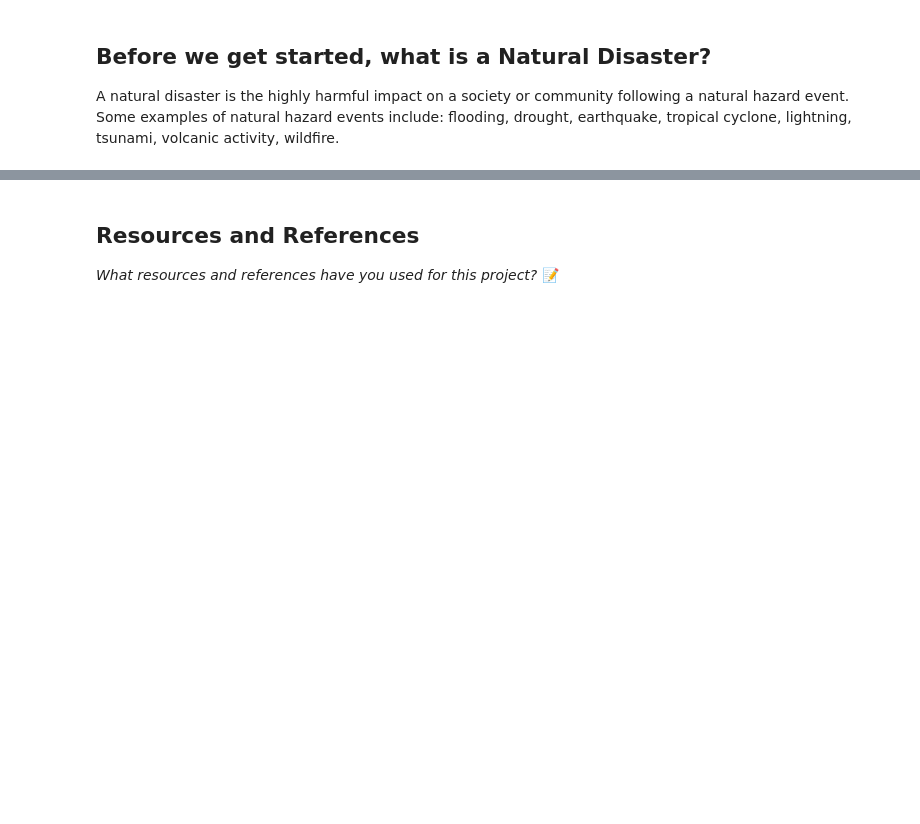
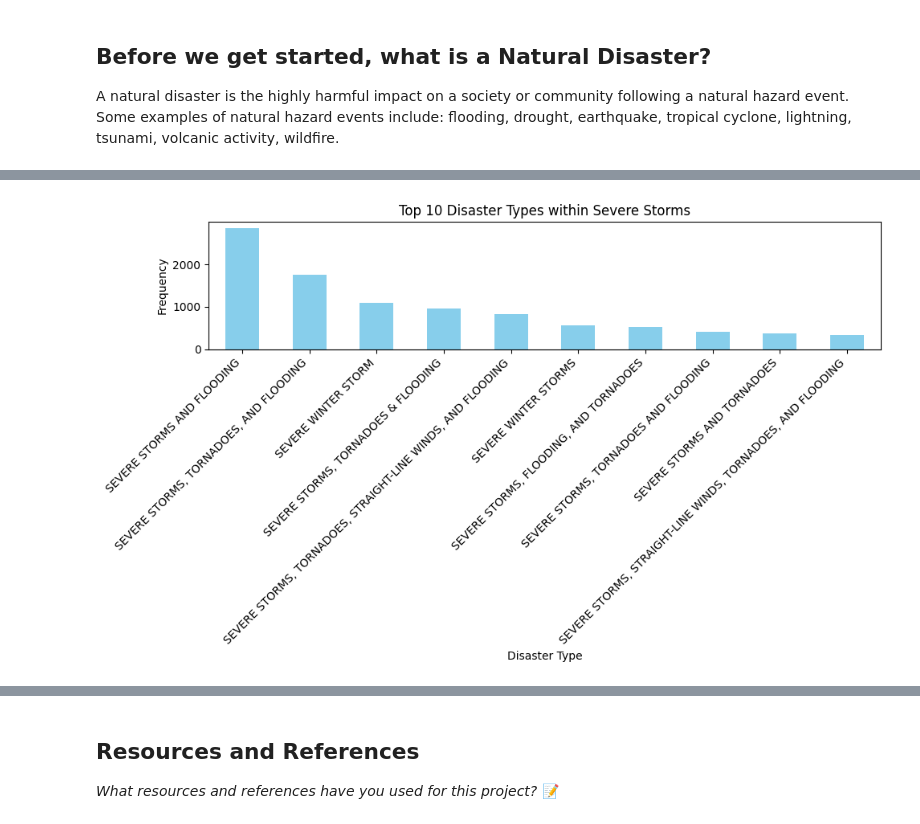
Before and after one commit to IT4063C-Fall23/final-project-StevenHatton, a Jupyter notebook: source.ipynb, the cells around one changed output, grey strips where cells are left out. Cells and saved outputs as stored; diff of their text form; code cells hidden in the pictures; blank space fills up the shorter version.

```diff
--- a/source.ipynb
+++ b/source.ipynb
@@ -171,0 +210,29 @@ plt.show()
+# %%
+import pandas as pd
+import matplotlib.pyplot as plt
+
+# Load the data from the CSV file
+file_path = 'data/FEMA_DataSets/DisasterDeclarationsSummaries.csv'
+data = pd.read_csv(file_path)
+
+# Filter the data for 'Severe Storm(s)'
+severe_storm_data = data[data['incidentType'] == 'Severe Storm']
+
+# Assuming 'declarationTitle' contains different disaster types within 'Severe Storm(s)'
+disaster_type_counts = severe_storm_data['declarationTitle'].value_counts()
+
+# Selecting top N categories to display
+top_categories = 10  # Adjust the number of top categories to display
+top_disaster_types = disaster_type_counts.head(top_categories)
+
+# Plotting a bar plot for the top categories
+plt.figure(figsize=(10, 6))
+top_disaster_types.plot(kind='bar', color='skyblue')
+plt.title(f'Top {top_categories} Disaster Types within Severe Storms')
+plt.xlabel('Disaster Type')
+plt.ylabel('Frequency')
+plt.xticks(rotation=45, ha='right')
+plt.tight_layout()
+plt.show()
+# %% [output]
+[figure, added]
```
Also changed, not shown: parts of 7 cells of this notebook.
